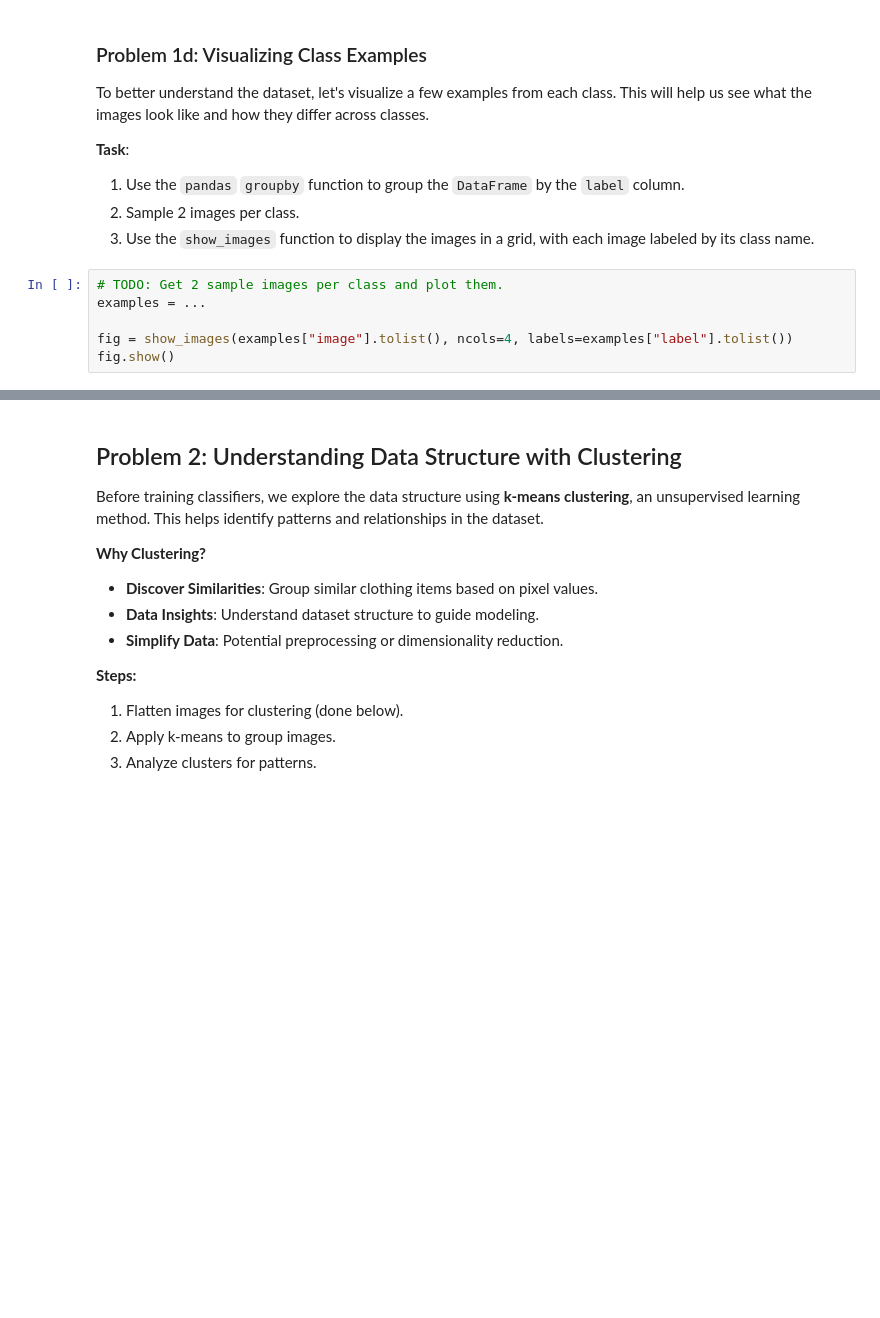
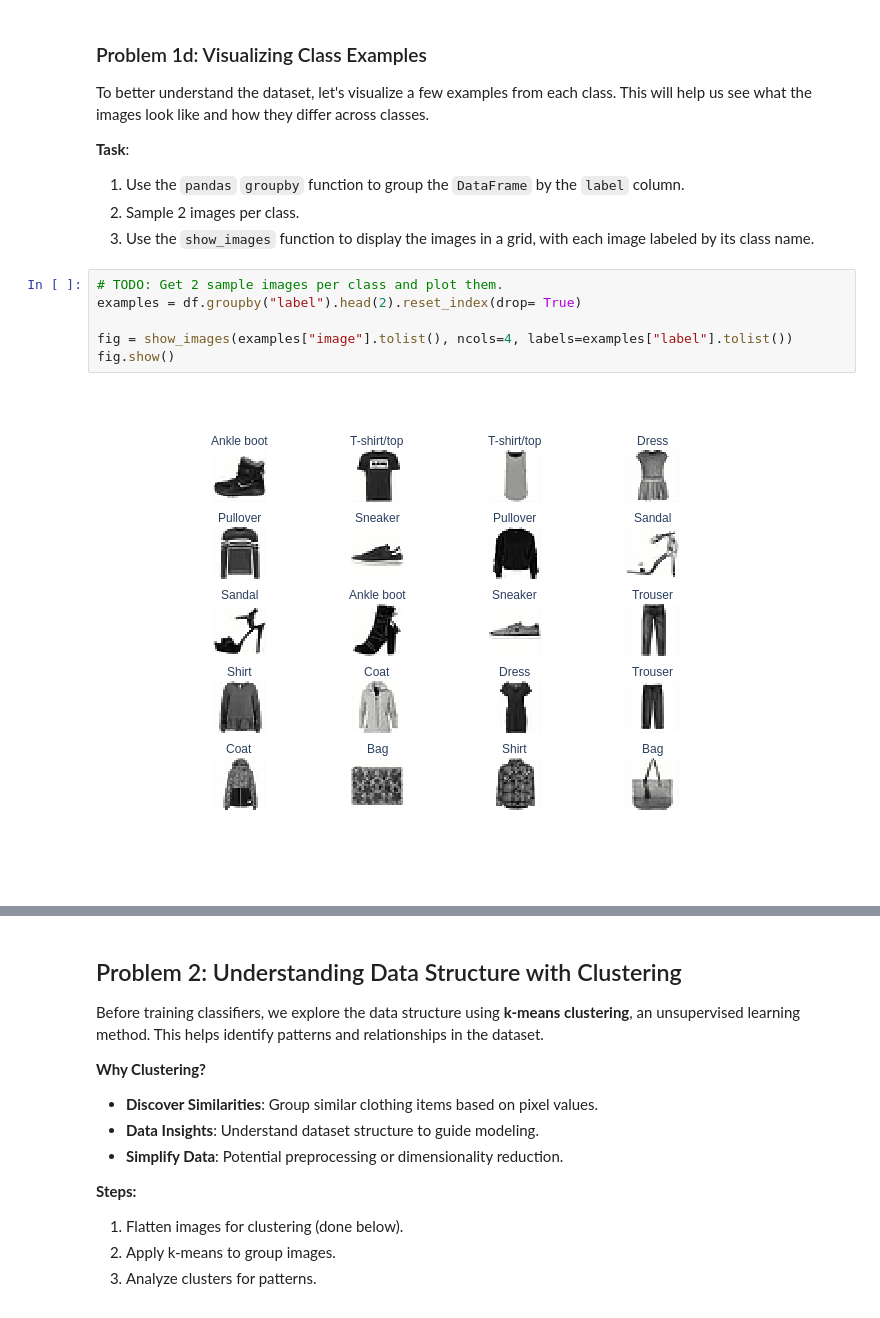
Before and after one commit to chenxixianming/fa25-student, a Jupyter notebook: hw/hw1/fashion_pt_1.ipynb, the cells around one changed output, grey strips where cells are left out. Drawn from its saved outputs; the diff is of its cells as text; blank space fills up the shorter version.

```diff
--- a/hw/hw1/fashion_pt_1.ipynb
+++ b/hw/hw1/fashion_pt_1.ipynb
@@ -317,9 +377,11 @@ To better understand the dataset, let's visualize a few examples from each class
 3. Use the `show_images` function to display the images in a grid, with each image labeled by its class name.
 # %%
 # TODO: Get 2 sample images per class and plot them.
-examples = ...
+examples = df.groupby("label").head(2).reset_index(drop= True)
 
 fig = show_images(examples["image"].tolist(), ncols=4, labels=examples["label"].tolist())
 fig.show()
+# %% [output]
+[figure, added]
 # %%
 grader.check("q1d")
```
Also changed, not shown: parts of 17 cells of this notebook.
